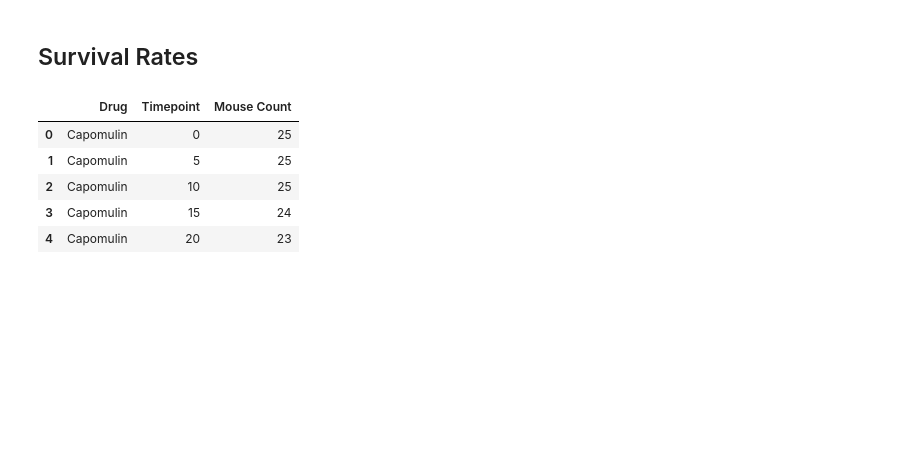
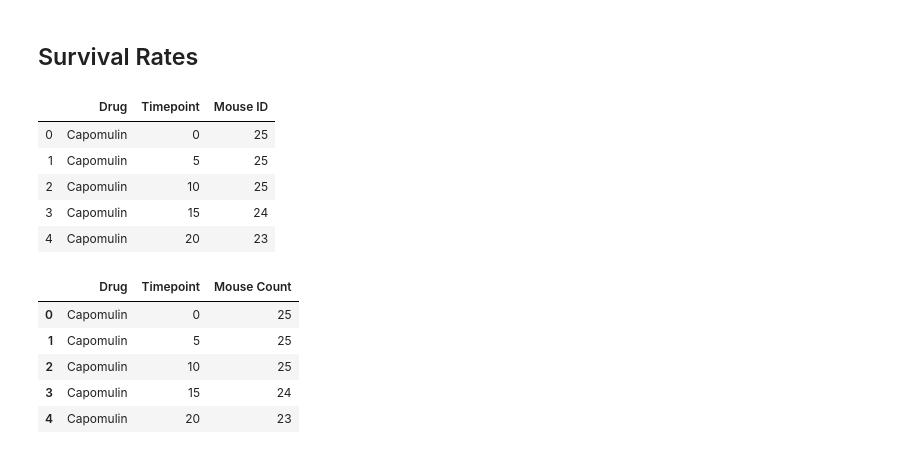
Before and after one commit to patrickharrington6717/matplotlib-challenge, a Jupyter notebook: pymaceuticals_starter.ipynb, the cells around one changed output. Saved outputs shown, nothing was run; the diff lists cells and outputs as text; code cells hidden in the pictures; blank space fills up the shorter version.

```diff
--- a/pymaceuticals_starter.ipynb
+++ b/pymaceuticals_starter.ipynb
@@ -394,9 +394,22 @@ plt.show()
 # %%
 # Store the Count of Mice Grouped by Drug and Timepoint (W can pass any metric)
 
+micecount = merged.groupby(["Drug","Timepoint"]).count()
 # Convert to DataFrame
+mice_df = pd.DataFrame(micecount["Mouse ID"])
+mice_df.reset_index(inplace=True)
+
+mice_df.head()
+
 
 # Preview DataFrame
+# %% [output]
+|  | Drug | Timepoint | Mouse ID |
+| 0 | Capomulin | 0 | 25 |
+| 1 | Capomulin | 5 | 25 |
+| 2 | Capomulin | 10 | 25 |
+| 3 | Capomulin | 15 | 24 |
+| 4 | Capomulin | 20 | 23 |
 # %%
 # %% [output]
 |  | Drug | Timepoint | Mouse Count |
```
Also changed, not shown: parts of 3 cells of this notebook, 1 other file.
